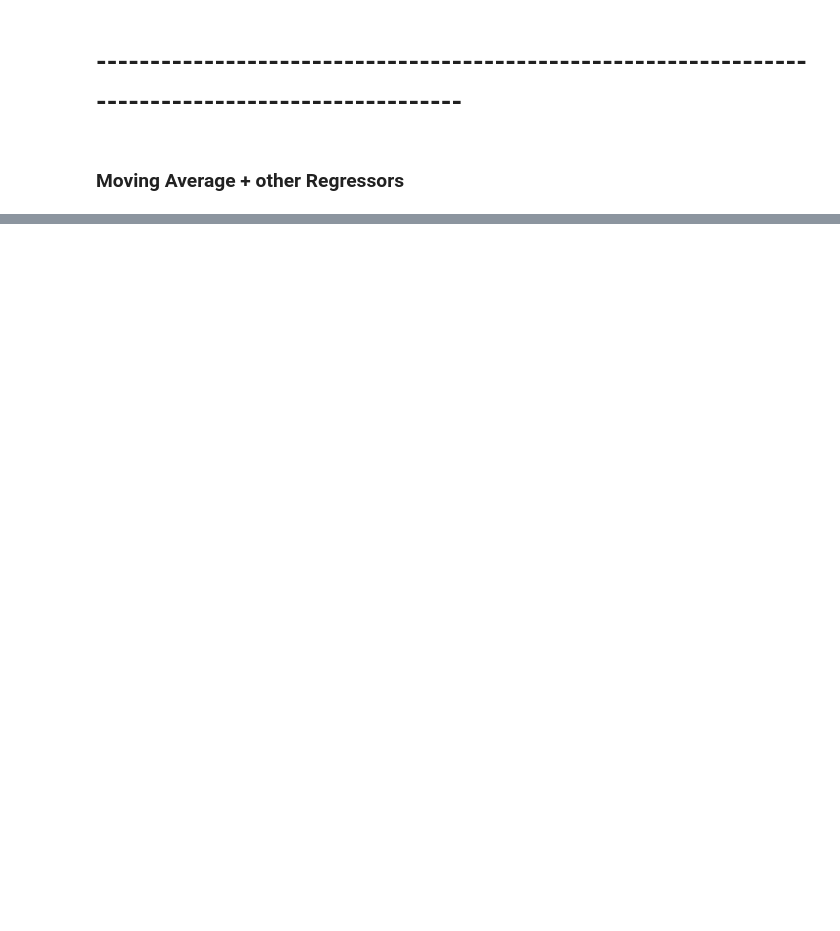
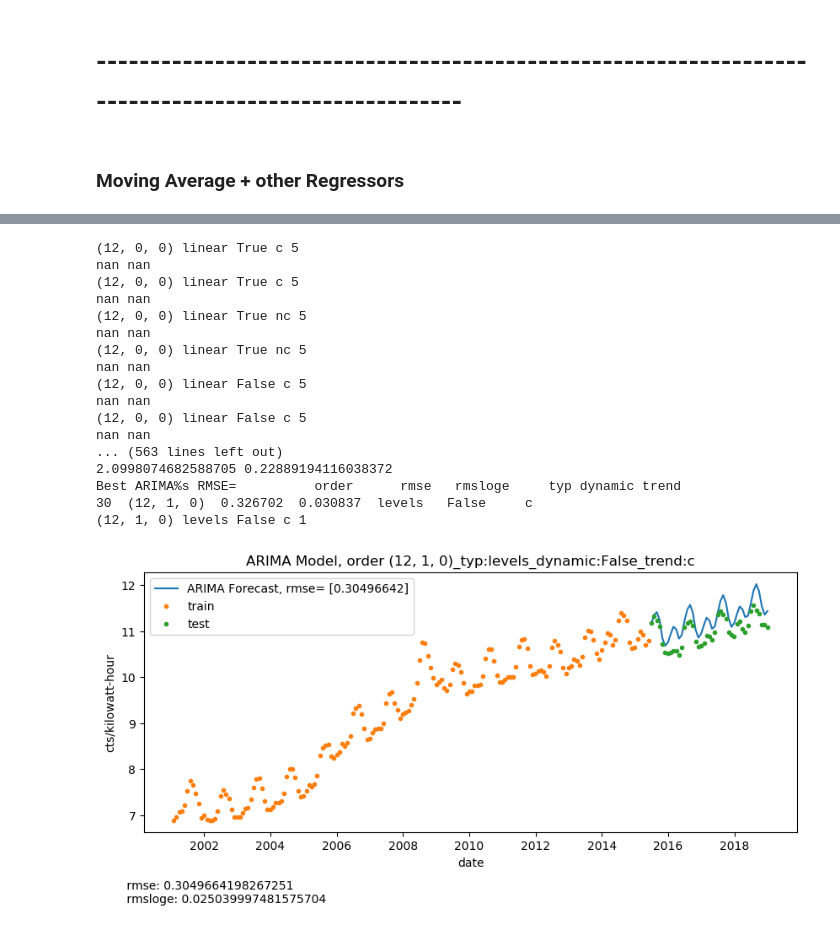
Before and after one commit to megiza/First_CapstoneProject, a Jupyter notebook: Project1_Part4.ipynb, the cells around one changed output, grey strips where cells are left out. Drawn from its saved outputs; the diff is of its cells as text; code cells hidden in the pictures; blank space fills up the shorter version.

```diff
--- a/Project1_Part4.ipynb
+++ b/Project1_Part4.ipynb
@@ -1371,16 +1037,18 @@ def run_MOV_AVG_PLUS_Other(variable, df_data):
 
         #=====================================================================================================
         #Cross validation of combined model
-        combined_model_cross_validation(df_data_, variable, regressor, best_param, regressor_id)
+        cv_rmserror_mean,cv_rmslogerror_mean=combined_model_cross_validation(df_data_, variable, regressor, best_param, regressor_id)
 
 
-"""
+
         #===================================================================================================
+
         #saving results for later model selection
-        df_model_assesment=df_model_assesment.append({'Model':'Moving Average + '+regressor_id,
-                                                      'rmsloge': rmslogerror,
-                                                      'rmse': rmserror,},
-                                                      ignore_index=True)
+        df_model_assesment['Mov_Avg+'+regressor_id]={'rmsloge':rmslogerror,
+                                                    'rmse': rmserror,
+                                                    'cv_rmse_mean':cv_rmserror_mean,
+                                                    'cv_rmsloge_mean':cv_rmslogerror_mean}
 
 
-    print(df_model_assesment )"""
+    print(pd.DataFrame.from_dict(df_model_assesment ))
+    save_performance_metrics_as_table_fig(df_model_assesment)
@@ -1454,0 +1274,64 @@ The default of the `iid` parameter will change from True to False in version 0.2
+# %%
+#ARIMA model Tuning
+#---------------------------------------------------------
+# evaluate parameters to find best model fit
+p_values_ = [12,6] #moving average component
+d_values_ = range(0, 3)
+q_values_ = range(0,3)
+typ_values_=['linear', 'levels']
+dynamic_values_=[True, False]
+trend_values_=['c','nc']
+
+
+#Data
+variable='Average retail price of electricity'
+df_data=df_monthly_US.copy()
+#cross validations splits
+n_splits_=5
+
+#Grid search without cross validation to avoid convergence problems due to small training data sets
+best_cfg=grid_searching_ARIMA(df_data, p_values_, d_values_, q_values_, typ_values_, dynamic_values_, trend_values_, n_splits_)
+
+#-------------------------------------------------------------
+#Predict with ARIMA's best fit hyperparameters
+
+#best hyperparameters
+order_=best_cfg['order'].values[0]
+typ_=best_cfg['typ'].values[0]
+dynamic_=best_cfg['dynamic'].values[0]
+trend_=best_cfg['trend'].values[0]
+
+#cross validations splits
+n_splits_=5
+test_size_=0.2
+arima_mserror,arima_mslogerror=evaluate_arima_model(df_data,order_, typ_, dynamic_, trend_, test_size=test_size_, plot=True)
+cv_arima_mserror,cv_arima_mslogerror=evaluate_arima_model(df_data,order_, typ_, dynamic_, trend_, n_splits=n_splits_, plot=True)
+
+#saving results for later model selection
+df_model_assesment['ARIMA']={'rmsloge': arima_mslogerror,
+                            'rmse':  arima_mserror,
+                            'cv_rmse_mean':cv_arima_mserror,
+                            'cv_rmsloge_mean':cv_arima_mslogerror}
+
+
+print(pd.DataFrame.from_dict(df_model_assesment ))
+save_performance_metrics_as_table_fig(df_model_assesment)
+# %% [output]
+(12, 0, 0) linear True c 5
+nan nan
+(12, 0, 0) linear True c 5
+nan nan
+(12, 0, 0) linear True nc 5
+nan nan
+(12, 0, 0) linear True nc 5
+nan nan
+(12, 0, 0) linear False c 5
+nan nan
+(12, 0, 0) linear False c 5
+nan nan
+... (563 lines left out)
+2.0998074682588705 0.22889194116038372
+Best ARIMA%s RMSE=          order      rmse   rmsloge     typ dynamic trend
+30  (12, 1, 0)  0.326702  0.030837  levels   False     c
+(12, 1, 0) levels False c 1
+[figure, added]
```
Also changed, not shown: parts of 39 cells of this notebook, 18 other files.
